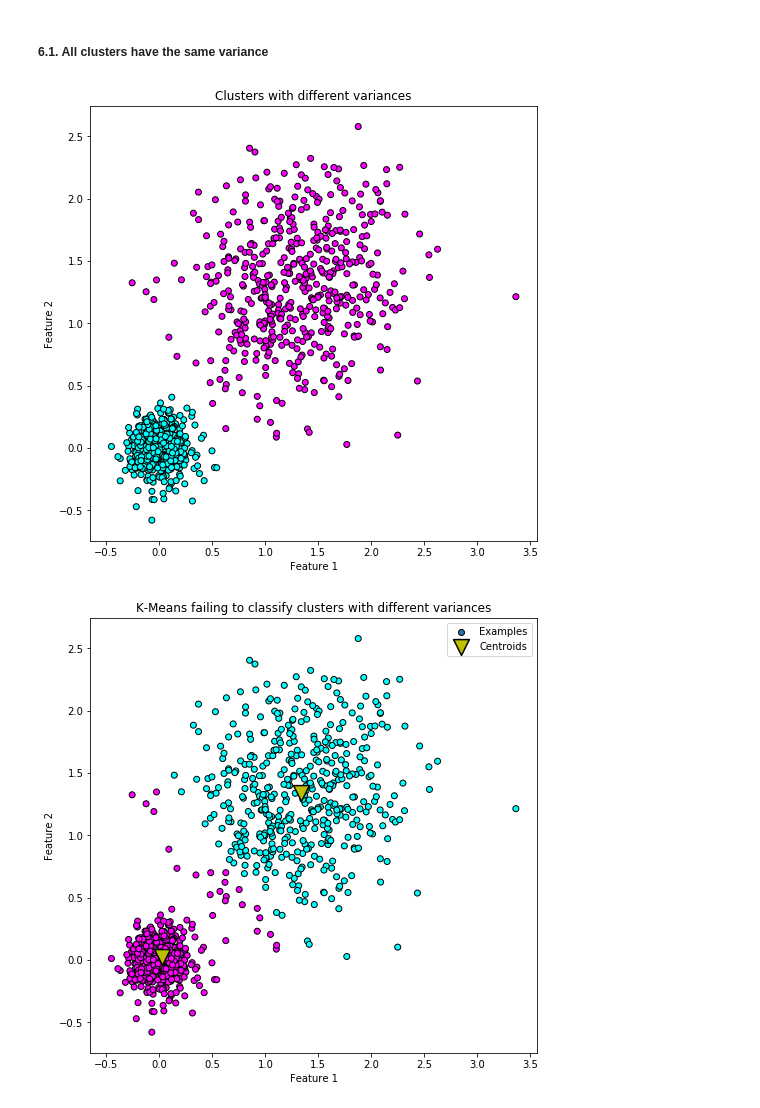
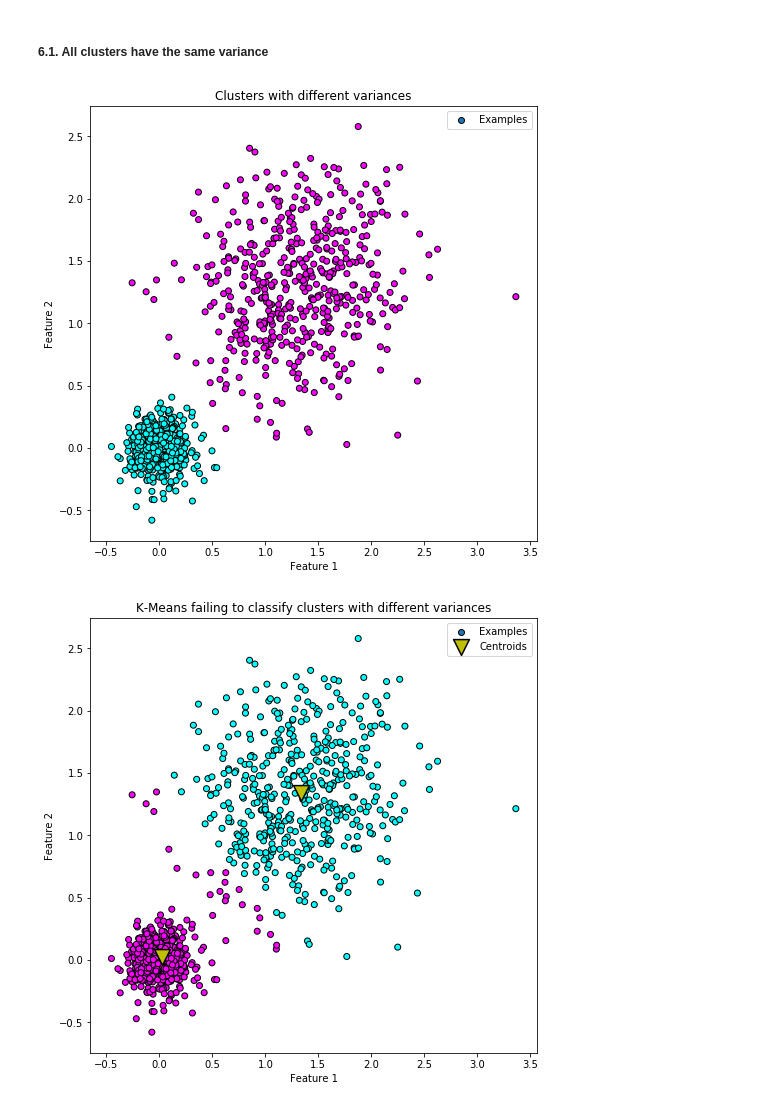
Before and after one commit to tzadro/aldm-lab, a Jupyter notebook: K-Means.ipynb, the cells around one changed output. Cells and saved outputs as stored; diff of their text form; code cells hidden in the pictures.

```diff
--- a/K-Means.ipynb
+++ b/K-Means.ipynb
@@ -176,14 +176,15 @@ Just like most Machine learning models, K-Means won't fit all use-cases. K-Means
 # %%
 X1, y1 = make_blobs(n_samples=1000, n_features=2, centers=[[0, 0], [1.3, 1.3]], cluster_std=[0.15, 0.5], random_state=96)
 
 plt.figure(figsize=(8, 8))
-plt.scatter(X1[:,0], X1[:,1], c=y1, cmap=plt.get_cmap("cool"), edgecolor='k')
+plt.scatter(X1[:,0], X1[:,1], c=y1, cmap=plt.get_cmap("cool"), edgecolor='k', label='Examples')
 plt.title('Clusters with different variances')
 plt.xlabel('Feature 1')
 plt.ylabel('Feature 2')
+plt.legend()
 plt.show()
 # %% [output]
-[figure, old version]
+[figure, new version]
 # %%
 model = KMeans(n_clusters=2)
 model.fit(X1)
```
Also changed, not shown: parts of 4 cells of this notebook, 7 other files.
